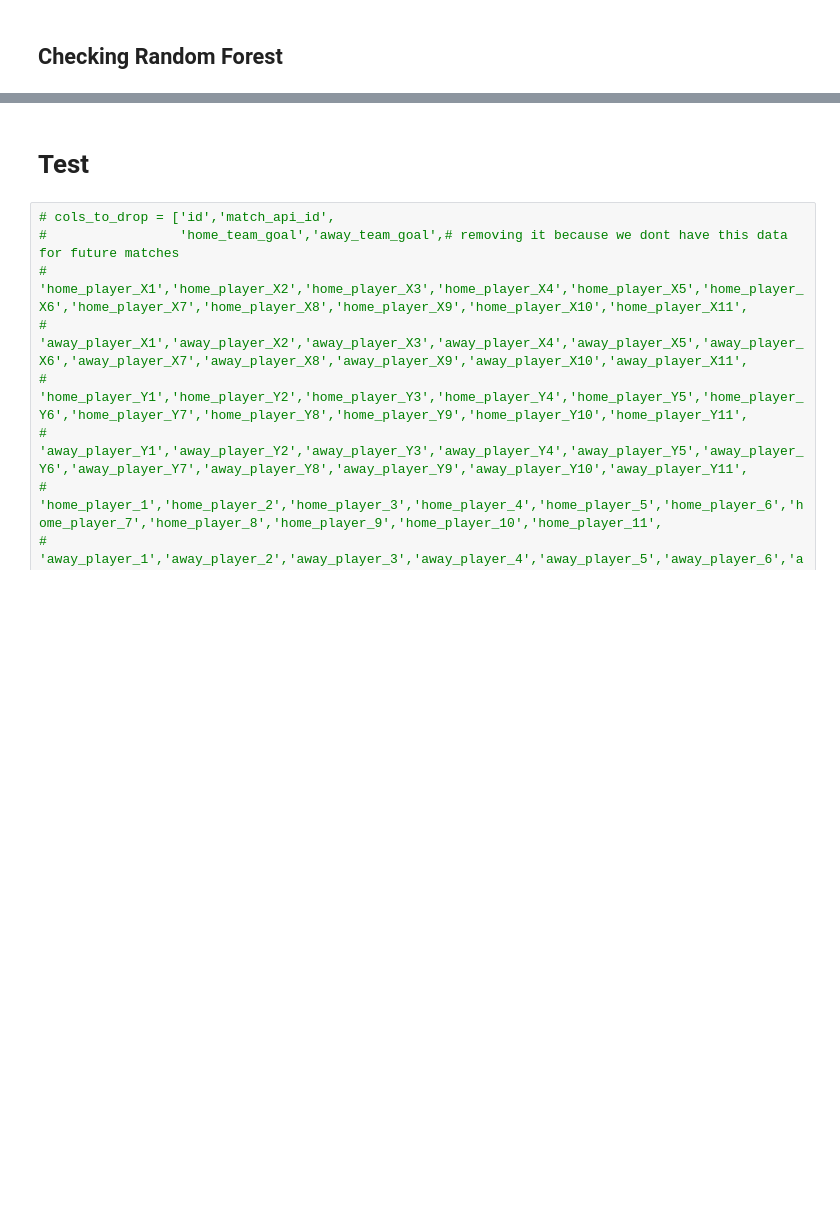
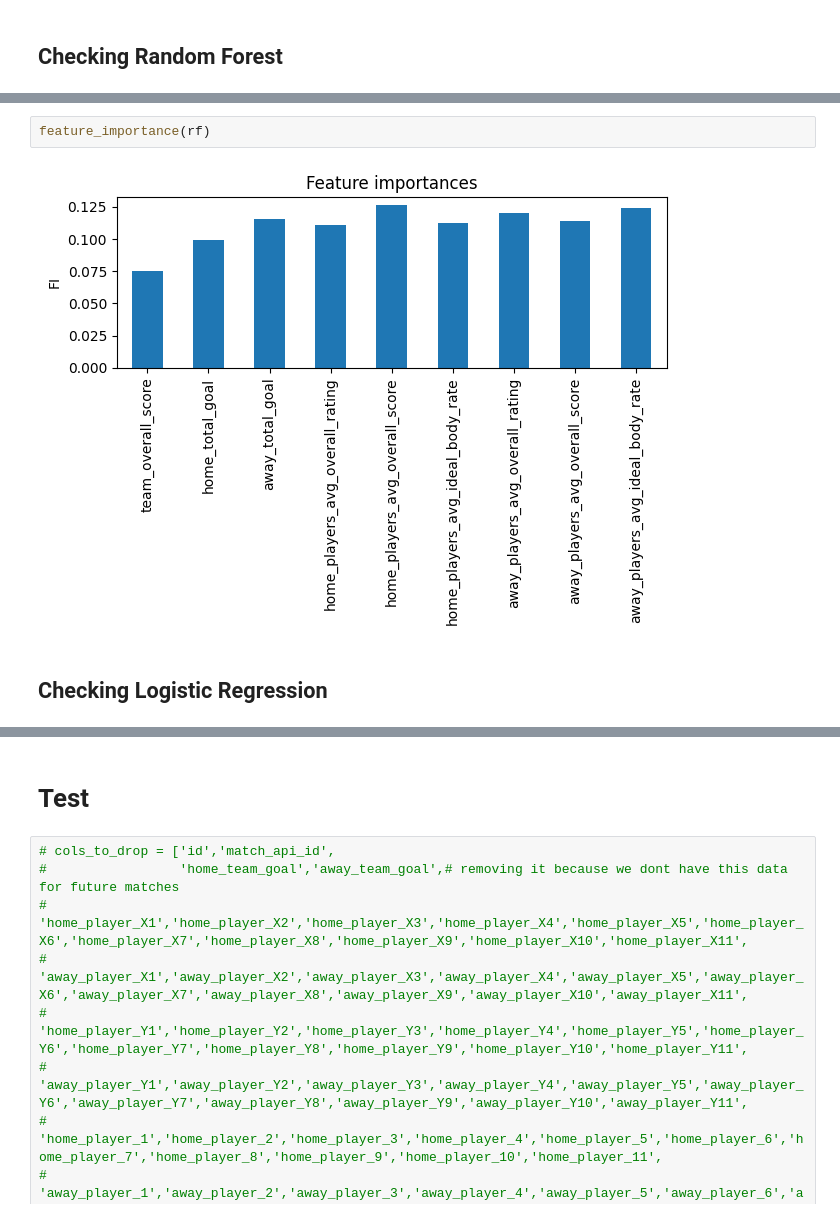
Before and after one commit to ravi7522/Football-Prediction, a Jupyter notebook: football_prediction.ipynb, the cells around one changed output, grey strips where cells are left out. Cells and saved outputs as stored; diff of their text form; blank space fills up the shorter version.

```diff
--- a/football_prediction.ipynb
+++ b/football_prediction.ipynb
@@ -227,0 +298,6 @@ fig.tight_layout()
+# %%
+feature_importance(rf)
+# %% [output]
+[figure, added]
+# %% [markdown]
+## Checking Logistic Regression
```
Also changed, not shown: parts of 54 cells of this notebook.
